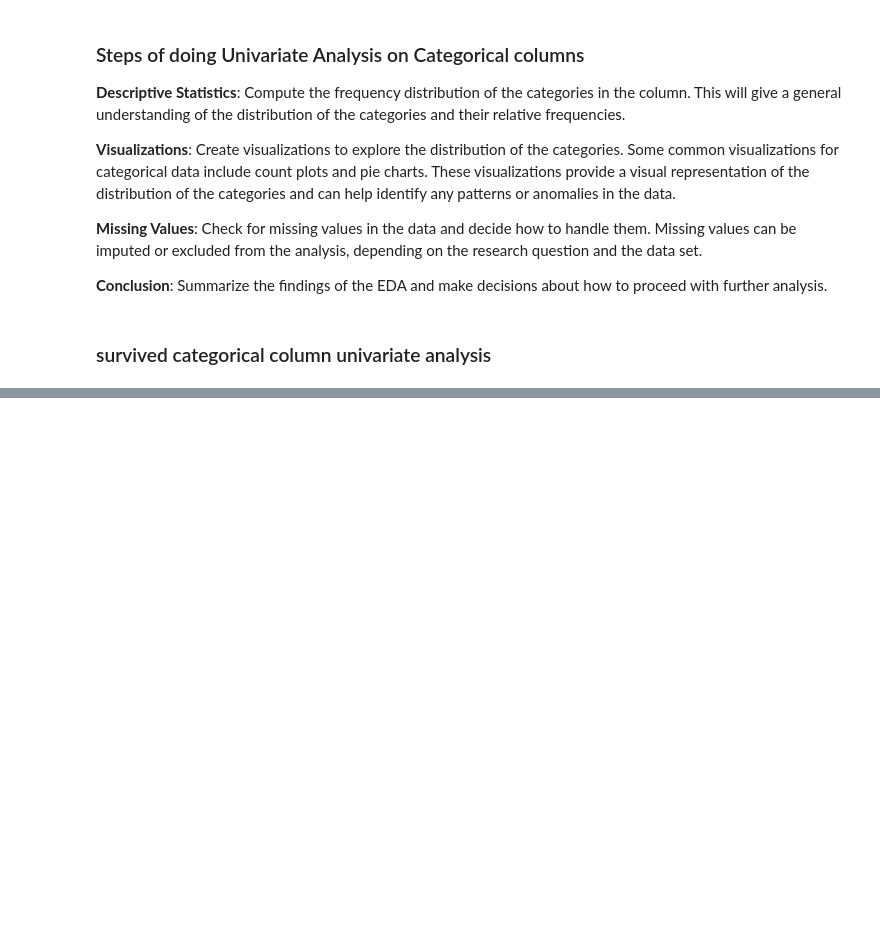
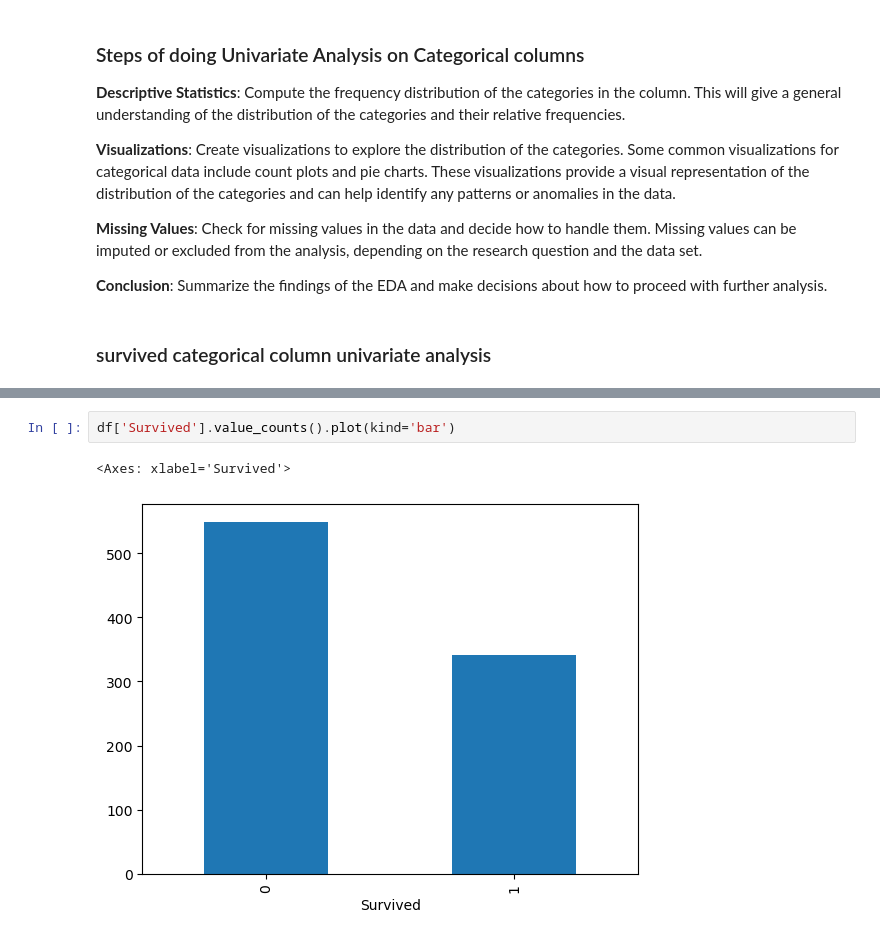
Before and after one commit to shubhammgits/Python-DS-AIML, a Jupyter notebook: DATA ANALYSIS/EDA/eda.ipynb, the cells around one changed output, grey strips where cells are left out. Cells and saved outputs as stored; diff of their text form; blank space fills up the shorter version.

```diff
--- a/DATA ANALYSIS/EDA/eda.ipynb
+++ b/DATA ANALYSIS/EDA/eda.ipynb
@@ -218,0 +222,5 @@ NameError: name 'df' is not defined
+# %%
+df['Survived'].value_counts().plot(kind='bar')
+# %% [output]
+<Axes: xlabel='Survived'>
+[figure, added]
```
Also changed, not shown: parts of 2 cells of this notebook.
